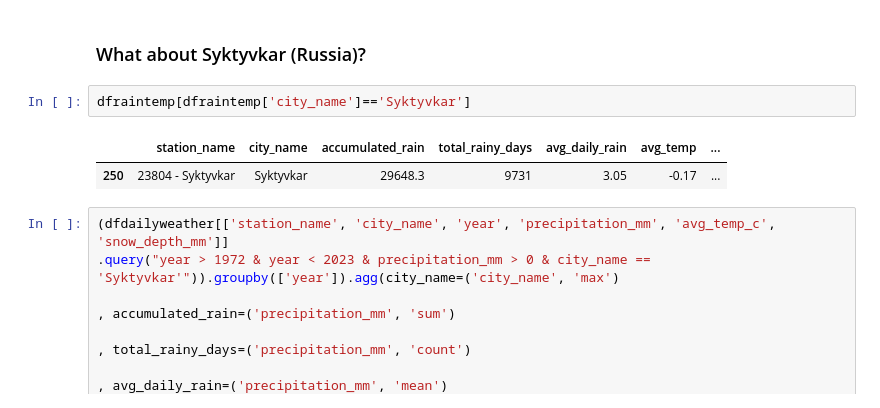
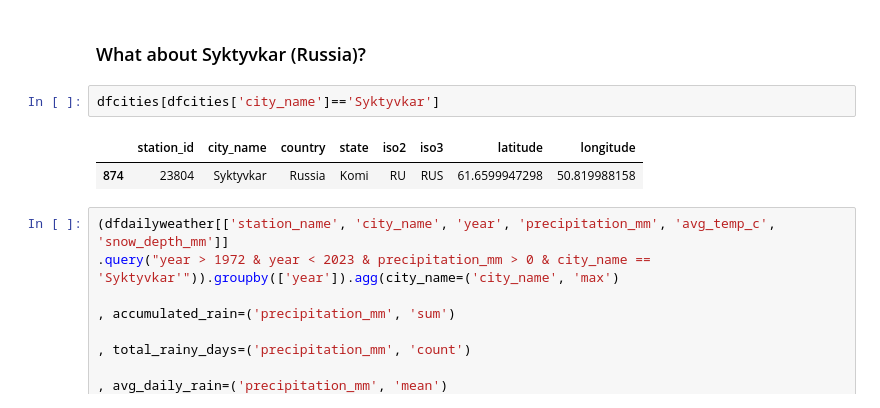
Before and after one commit to arnauog/weather, a Jupyter notebook: Project II - Weather.ipynb, the cells around one changed output. Saved outputs shown, nothing was run; the diff lists cells and outputs as text.

```diff
--- a/Project II - Weather.ipynb
+++ b/Project II - Weather.ipynb
@@ -2319,10 +2041,10 @@ dfraintemp[dfraintemp['city_name']=='Brașov']
 # %% [markdown]
 ### What about Syktyvkar (Russia)?
 # %%
-dfraintemp[dfraintemp['city_name']=='Syktyvkar']
+dfcities[dfcities['city_name']=='Syktyvkar']
 # %% [output]
-|  | station_name | city_name | accumulated_rain | total_rainy_days | avg_daily_rain | avg_temp | ... |
-| 250 | 23804 - Syktyvkar | Syktyvkar | 29648.3 | 9731 | 3.05 | -0.17 | ... |
+|  | station_id | city_name | country | state | iso2 | iso3 | latitude | longitude |
+| 874 | 23804 | Syktyvkar | Russia | Komi | RU | RUS | 61.6599947298 | 50.819988158 |
 # %%
 (dfdailyweather[['station_name', 'city_name', 'year', 'precipitation_mm', 'avg_temp_c', 'snow_depth_mm']]
 .query("year > 1972 & year < 2023 & precipitation_mm > 0 & city_name == 'Syktyvkar'")).groupby(['year']).agg(city_name=('city_name', 'max')
```
Also changed, not shown: parts of 100 cells of this notebook, 2 other files.
